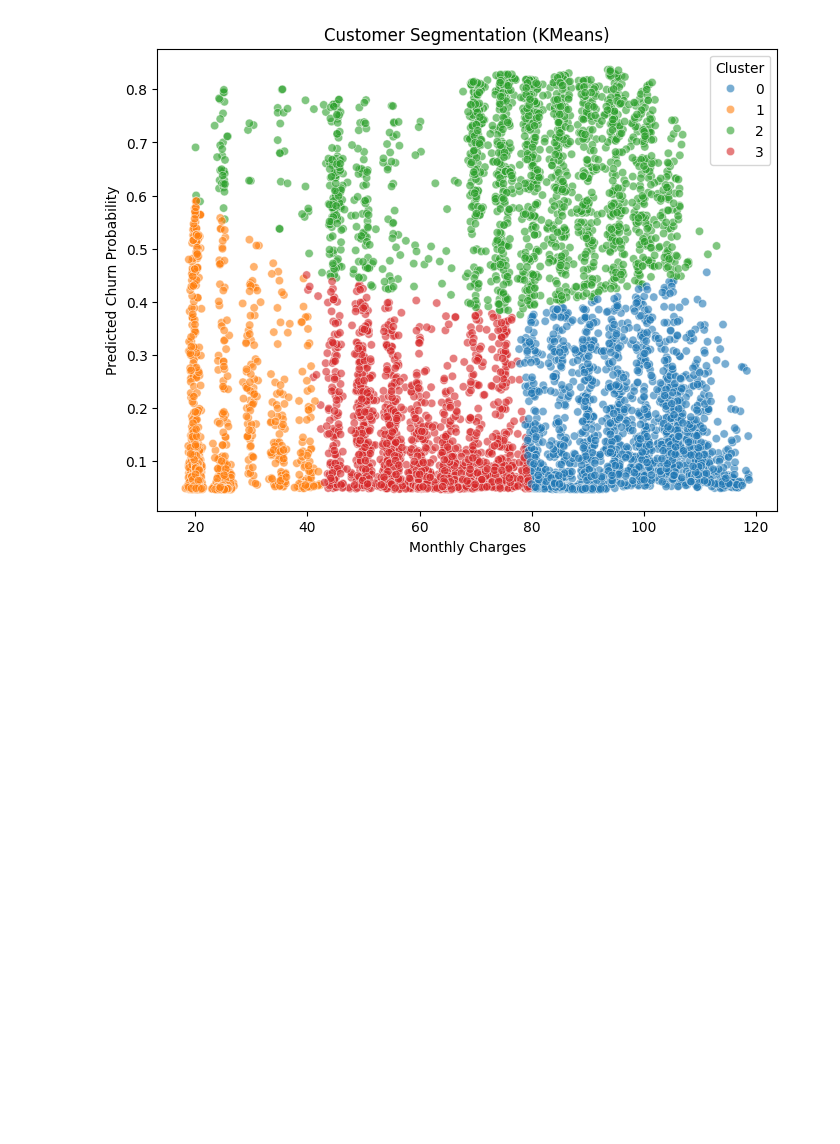
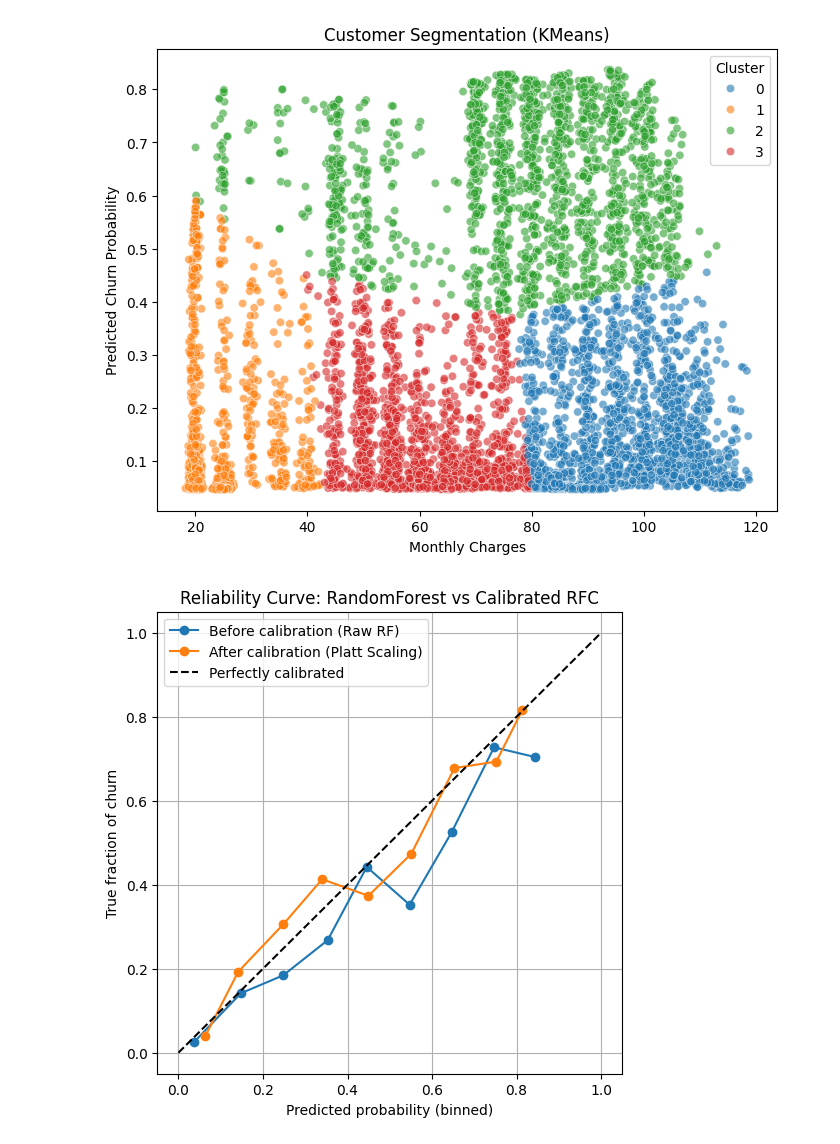
Before and after one commit to gracelee087/Retain_Flow_Automation-, a Jupyter notebook: notebook/pipeline_2808_StratifiedKFold_GridSearchCV.ipynb, the cells around one changed output. Saved outputs shown, nothing was run; the diff lists cells and outputs as text; code cells hidden in the pictures; blank space fills up the shorter version.

```diff
--- a/notebook/pipeline_2808_StratifiedKFold_GridSearchCV.ipynb
+++ b/notebook/pipeline_2808_StratifiedKFold_GridSearchCV.ipynb
@@ -295,3 +298,36 @@ weighted avg       0.80      0.77      0.78      1409
 [figure]
 [figure]
 [figure]
+# %%
+from sklearn.calibration import calibration_curve
+
+# 1. 보정 전 (원래 RandomForest)
+rf_model = calibrated_rfc.estimator.named_steps["clf"]   # RFC 원본 추출
+preprocessor = calibrated_rfc.estimator.named_steps["preprocessor"]
+
+# X_test 전처리 후 예측
+X_test_trans = preprocessor.transform(X_test)
+y_prob_rf = rf_model.predict_proba(X_test_trans)[:, 1]
+
+# 2. 보정 후 (Calibrated RFC)
+y_prob_cal = calibrated_rfc.predict_proba(X_test)[:, 1]
+
+# calibration curve 계산
+prob_true_rf, prob_pred_rf = calibration_curve(y_test, y_prob_rf, n_bins=10)
+prob_true_cal, prob_pred_cal = calibration_curve(y_test, y_prob_cal, n_bins=10)
+
+# 시각화
+plt.figure(figsize=(6,6))
+plt.plot(prob_pred_rf, prob_true_rf, "o-", label="Before calibration (Raw RF)")
+plt.plot(prob_pred_cal, prob_true_cal, "o-", label="After calibration (Platt Scaling)")
+plt.plot([0,1],[0,1],"k--", label="Perfectly calibrated")
+
+plt.xlabel("Predicted probability (binned)")
+plt.ylabel("True fraction of churn")
+plt.title("Reliability Curve: RandomForest vs Calibrated RFC")
+plt.legend()
+plt.grid(True)
+plt.savefig(os.path.join(save_dir, "calibration_curve_comparison.png"), dpi=300)
+plt.show()
+# %% [output]
+[figure, added]
```
Also changed, not shown: parts of 1 cell of this notebook, 4 other files.
